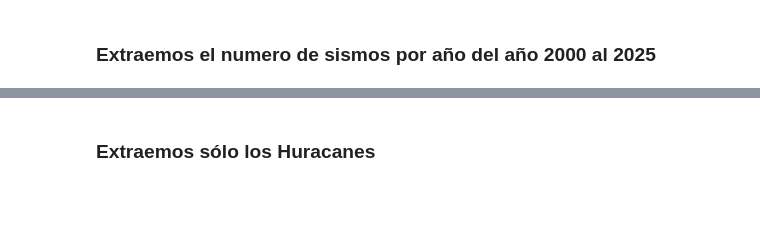
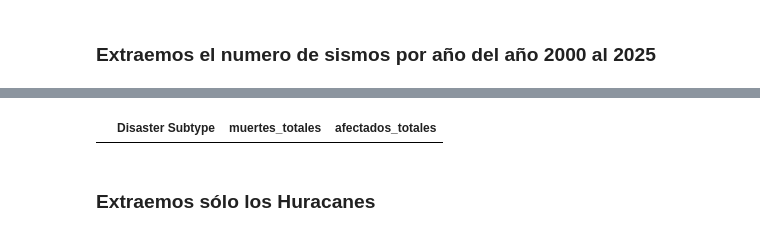
Before and after one commit to soto-amalia/desastres, a Jupyter notebook: prueba2.ipynb, the cells around one changed output, grey strips where cells are left out. Drawn from its saved outputs; the diff is of its cells as text; code cells hidden in the pictures; blank space fills up the shorter version.

```diff
--- a/prueba2.ipynb
+++ b/prueba2.ipynb
@@ -170,6 +362,7 @@ tabla_terremotos
 # %%
-tabla_inundaciones
-tabla_terremotos
+#tabla_terremotos
+# %% [output]
+|  | Disaster Subtype | muertes_totales | afectados_totales |
 # %% [markdown]
 ### Extraemos sólo los Huracanes
 # %%
```
Also changed, not shown: parts of 26 cells of this notebook.
